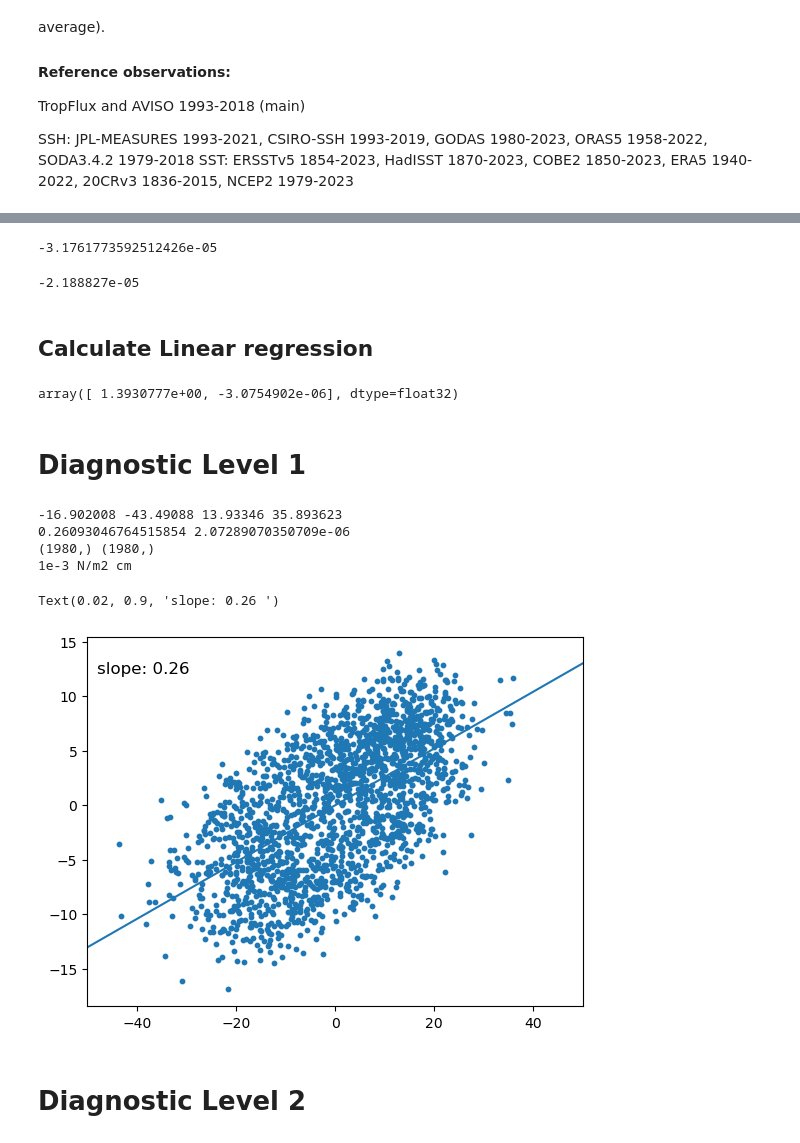
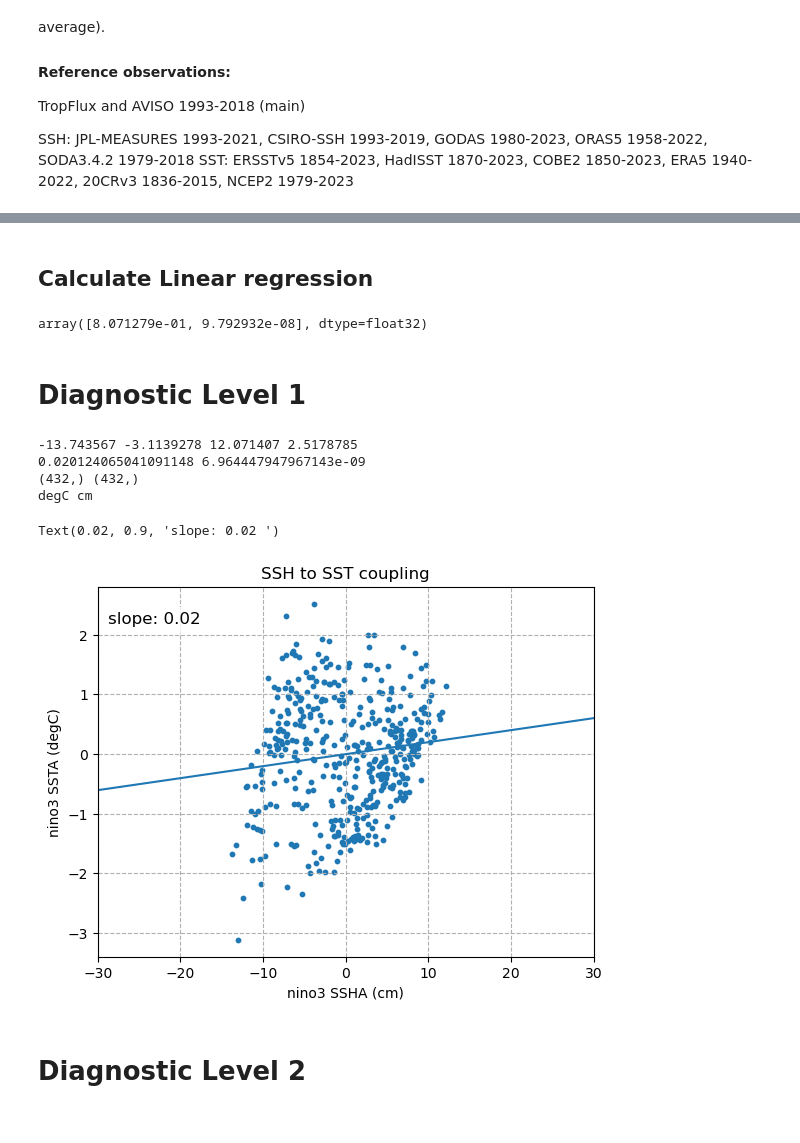
Before and after one commit to ACCESS-NRI/ACCESS-ENSO-recipes, a Jupyter notebook: 22-SSH_sst_feedback.ipynb, the cells around one changed output, grey strips where cells are left out. Cells and saved outputs as stored; diff of their text form; code cells hidden in the pictures.

```diff
--- a/22-SSH_sst_feedback.ipynb
+++ b/22-SSH_sst_feedback.ipynb
@@ -66,7 +66,7 @@ obs_tauu_datasets = { ##zos
 }
 # %%
 model_ssh_datasets = {name: dataset.load() for name, dataset in model_ssh_datasets.items()}
-model_tauu = {name: dataset.load() for name, dataset in model_tauu.items()}
+model_tos = {name: dataset.load() for name, dataset in model_tos.items()}
 
 # obs_tos_datasets = {name: dataset.load() for name, dataset in obs_tos_datasets.items()}
 # obs_tauu_datasets = {name: dataset.load() for name, dataset in obs_tauu_datasets.items()}
@@ -81,12 +75,3 @@ loaded from file
-# %%
-cube = model_ssh_datasets['ACCESS-ESM1-5']
-#
-print(anomalies(cube, period="full").data.mean())
-cube = area_statistics(cube,operator='mean')
-anomalies(cube, period="full").data.mean()
-# %% [output]
--3.1761773592512426e-05
--2.188827e-05
 # %%
 from esmvalcore.preprocessor import anomalies
 from esmvalcore.preprocessor import area_statistics
@@ -123,20 +108,19 @@ def ssh_east(cube):
     return cube
 
 
-def taux_west(cube):
-    region = {"start_longitude": 160., "end_longitude": 210., "start_latitude": -5., "end_latitude": 5.}
-    # cube = extract_time(cube, start_year=1979, end_year=2000, start_month=1, end_month=12, start_day=1, end_day=31)
-    # cube = regrid(cube, target_grid="1x1", scheme="linear")
-    cube = convert_units(cube, units="1e-3 N/m2") #slope value
-    cube = mask_landsea(cube, mask_out="land")
+def tos_east(cube):
+    nino3_region = {"start_longitude": 210., "end_longitude": 270., "start_latitude": -5., "end_latitude": 5.}
+    cube = regrid(cube, target_grid="1x1", scheme="linear")
+    cube = convert_units(cube, units="degC")
+    cube = mask_landsea(cube, mask_out="land") #irregular
     cube = anomalies(cube, period="full")
-    cube = detrend(cube, dimension="time", method="linear") # Create NaN for some reasons
-    cube = extract_region(cube, **region)
+    cube = detrend(cube, dimension="time", method="linear")
+    cube = extract_region(cube, **nino3_region)
     cube = area_statistics(cube,operator='mean')
     return cube
 # %%
 model_ssh_prep = {name: ssh_east(dataset) for name, dataset in model_ssh_datasets.items()}
-model_tauu_prep = {name: taux_west(dataset) for name, dataset in model_tauu.items()}
+model_tos_prep = {name: tos_east(dataset) for name, dataset in model_tos.items()}
 
 # obs_tos_prep = {name: sst_east(dataset) for name, dataset in obs_tos_datasets.items()}
 # obs_tauu_prep = {name: taux_west(dataset) for name, dataset in obs_tauu_datasets.items()}
@@ -144,49 +128,56 @@ model_tauu_prep = {name: taux_west(dataset) for name, dataset in model_tauu.item
 ## Calculate Linear regression
 # %%
 # scp.LinReg(model_tauu_prep["ACCESS-ESM1-5"].data, model_tos_prep["ACCESS-ESM1-5"].data).intcpt
-B_data = model_ssh_prep["ACCESS-ESM1-5"].data
+B_data = model_tos_prep["ACCESS-ESM1-5"].data
 B_with_intercept = np.vstack([B_data, np.ones_like(B_data)]).T
-coefs, _, _, _ = np.linalg.lstsq(B_with_intercept, model_tauu_prep["ACCESS-ESM1-5"].data, rcond=None)
+coefs, _, _, _ = np.linalg.lstsq(B_with_intercept, model_ssh_prep["ACCESS-ESM1-5"].data, rcond=None)
 coefs
 # %% [output]
-array([ 1.3930777e+00, -3.0754902e-06], dtype=float32)
+array([8.071279e-01, 9.792932e-08], dtype=float32)
 # %% [markdown]
 # Diagnostic Level 1
 # %%
 from scipy.stats import linregress
-xseq = np.linspace(-50, 50, num=100)
-print(model_ssh_prep["ACCESS-ESM1-5"].data.min(), model_tauu_prep["ACCESS-ESM1-5"].data.min(),
-      model_ssh_prep["ACCESS-ESM1-5"].data.max(), model_tauu_prep["ACCESS-ESM1-5"].data.max())
-# linregress(model_tauu_prep["ACCESS-ESM1-5"].data, model_tos_prep["ACCESS-ESM1-5"].data)
-slope, intcpt, _,_,_ = linregress(model_tauu_prep["ACCESS-ESM1-5"].data, model_ssh_prep["ACCESS-ESM1-5"].data)
+xseq = np.linspace(-30, 30, num=100)
+print(model_ssh_prep["ACCESS-ESM1-5"].data.min(), model_tos_prep["ACCESS-ESM1-5"].data.min(),
+      model_ssh_prep["ACCESS-ESM1-5"].data.max(), model_tos_prep["ACCESS-ESM1-5"].data.max())
+
+slope, intcpt, _,_,_ = linregress(model_ssh_prep["ACCESS-ESM1-5"].data, model_tos_prep["ACCESS-ESM1-5"].data)
 plt.plot(xseq, intcpt+slope*xseq)
 print(slope, intcpt)
 mod_slope = slope
 
 # slope, intcpt, _,_,_ = linregress(obs_tos_prep["HadISST"].data, obs_tauu_prep["ERA-Interim"].data)
 # plt.plot(xseq, intcpt+slope*xseq, color='black')
 # metric_val = abs((mod_slope-slope)/slope)*100
 
-print(model_tauu_prep["ACCESS-ESM1-5"].shape, model_ssh_prep["ACCESS-ESM1-5"].shape) #scatter plot
-print(model_tauu_prep["ACCESS-ESM1-5"].units, model_ssh_prep["ACCESS-ESM1-5"].units)
-plt.scatter(model_tauu_prep["ACCESS-ESM1-5"].data, model_ssh_prep["ACCESS-ESM1-5"].data, s=10)
+print(model_tos_prep["ACCESS-ESM1-5"].shape, model_ssh_prep["ACCESS-ESM1-5"].shape) #scatter plot
+print(model_tos_prep["ACCESS-ESM1-5"].units, model_ssh_prep["ACCESS-ESM1-5"].units)
+plt.scatter(model_ssh_prep["ACCESS-ESM1-5"].data, model_tos_prep["ACCESS-ESM1-5"].data, s=10)
 
 # print(obs_tos_prep["HadISST"].shape, obs_tauu_prep["ERA-Interim"].shape)
 # plt.scatter(obs_tos_prep["HadISST"].data, obs_tauu_prep["ERA-Interim"].data,s=20, c='black', marker='D')
-plt.xlim(-50,50)
+plt.xlim(-30,30)
+yunit = model_tos_prep["ACCESS-ESM1-5"].units
+xunit = model_ssh_prep["ACCESS-ESM1-5"].units
+
+plt.title('SSH to SST coupling')
+plt.ylabel(f'nino3 SSTA ({yunit})')
+plt.xlabel(f'nino3 SSHA ({xunit})')
+plt.grid(linestyle='--')
 
 ## text slope
 plt.text(0.02, 0.9, f'slope: {mod_slope:.2f} ', fontsize=12, ha='left',
          transform=plt.gca().transAxes, bbox=dict(facecolor='white', alpha=0.8, edgecolor='none'))
 
 # print(metric_val)
 # %% [output]
--16.902008 -43.49088 13.93346 35.893623
-0.26093046764515854 2.07289070350709e-06
-(1980,) (1980,)
-1e-3 N/m2 cm
+-13.743567 -3.1139278 12.071407 2.5178785
+0.020124065041091148 6.964447947967143e-09
+(432,) (432,)
+degC cm
-Text(0.02, 0.9, 'slope: 0.26 ')
+Text(0.02, 0.9, 'slope: 0.02 ')
-[figure, old version]
+[figure, new version]
 # %% [markdown]
 # Diagnostic Level 2
 # %%
```
Also changed, not shown: parts of 8 cells of this notebook, 3 other files.
